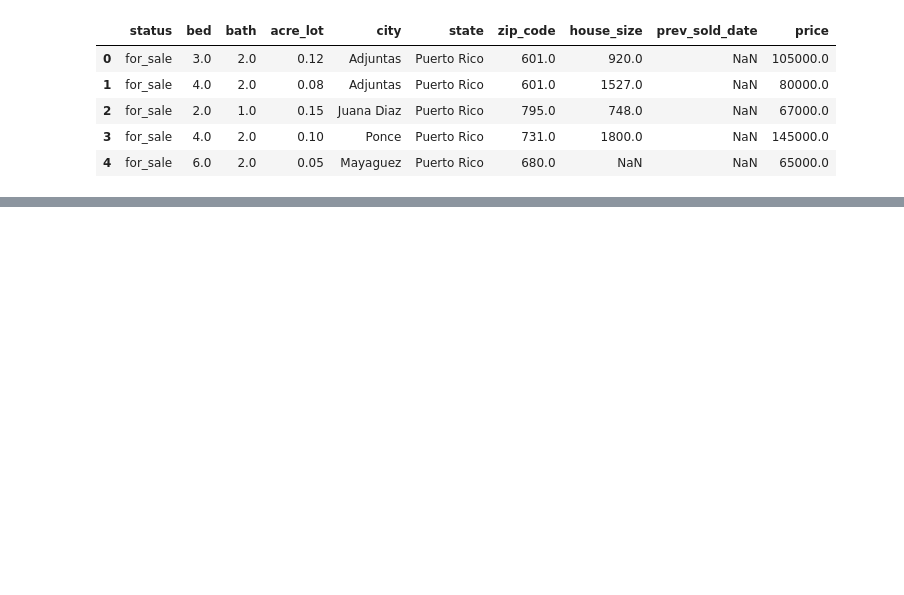
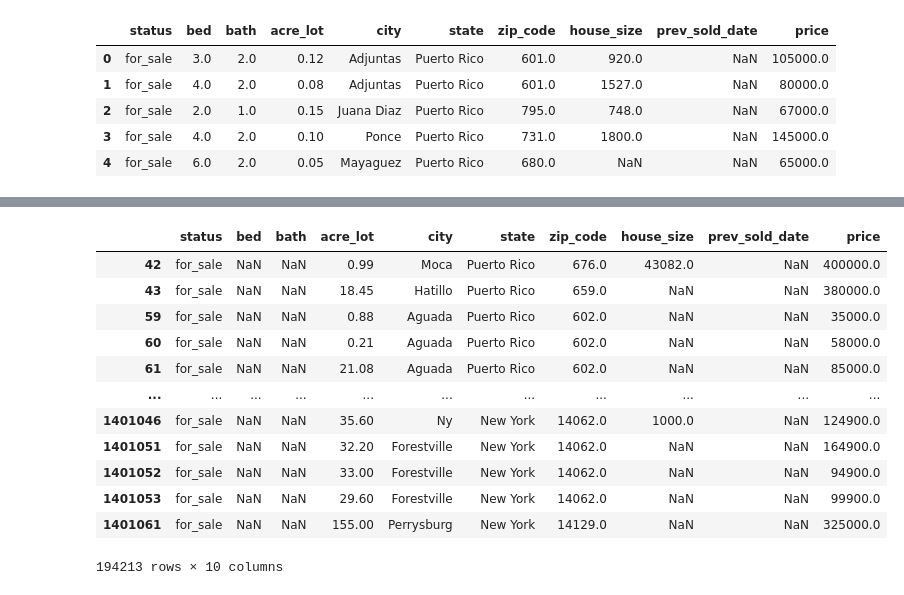
Before and after one commit to Stonec823/House-Price-Prediction, a Jupyter notebook: notebooks/EDA.ipynb, the cells around one changed output, grey strips where cells are left out. Saved outputs shown, nothing was run; the diff lists cells and outputs as text; code cells hidden in the pictures; blank space fills up the shorter version.

Commit message:
explored data

```diff
--- a/notebooks/EDA.ipynb
+++ b/notebooks/EDA.ipynb
@@ -13,0 +19,9 @@ df.head()
+# %%
+import pandas as pd
+import numpy as np
+from matplotlib import pyplot as plt
+import seaborn as sns
+
+df = pd.read_csv('/Users/cstone/Repositories/House-Price-Prediction_Multiple-Regression/data/raw/realtor-data.zip.csv')
+
+df.head()
@@ -13,0 +46,16 @@ df.head()
+# %%
+df.loc[df['bath'].isnull()]
+# %% [output]
+|  | status | bed | bath | acre_lot | city | state | zip_code | house_size | prev_sold_date | price |
+| 42 | for_sale | NaN | NaN | 0.99 | Moca | Puerto Rico | 676.0 | 43082.0 | NaN | 400000.0 |
+| 43 | for_sale | NaN | NaN | 18.45 | Hatillo | Puerto Rico | 659.0 | NaN | NaN | 380000.0 |
+| 59 | for_sale | NaN | NaN | 0.88 | Aguada | Puerto Rico | 602.0 | NaN | NaN | 35000.0 |
+| 60 | for_sale | NaN | NaN | 0.21 | Aguada | Puerto Rico | 602.0 | NaN | NaN | 58000.0 |
+| 61 | for_sale | NaN | NaN | 21.08 | Aguada | Puerto Rico | 602.0 | NaN | NaN | 85000.0 |
+| ... | ... | ... | ... | ... | ... | ... | ... | ... | ... | ... |
+| 1401046 | for_sale | NaN | NaN | 35.60 | Ny | New York | 14062.0 | 1000.0 | NaN | 124900.0 |
+| 1401051 | for_sale | NaN | NaN | 32.20 | Forestville | New York | 14062.0 | NaN | NaN | 164900.0 |
+| 1401052 | for_sale | NaN | NaN | 33.00 | Forestville | New York | 14062.0 | NaN | NaN | 94900.0 |
+| 1401053 | for_sale | NaN | NaN | 29.60 | Forestville | New York | 14062.0 | NaN | NaN | 99900.0 |
+| 1401061 | for_sale | NaN | NaN | 155.00 | Perrysburg | New York | 14129.0 | NaN | NaN | 325000.0 |
+194213 rows × 10 columns
```
Also changed, not shown: parts of 21 cells of this notebook, 4 other files.
